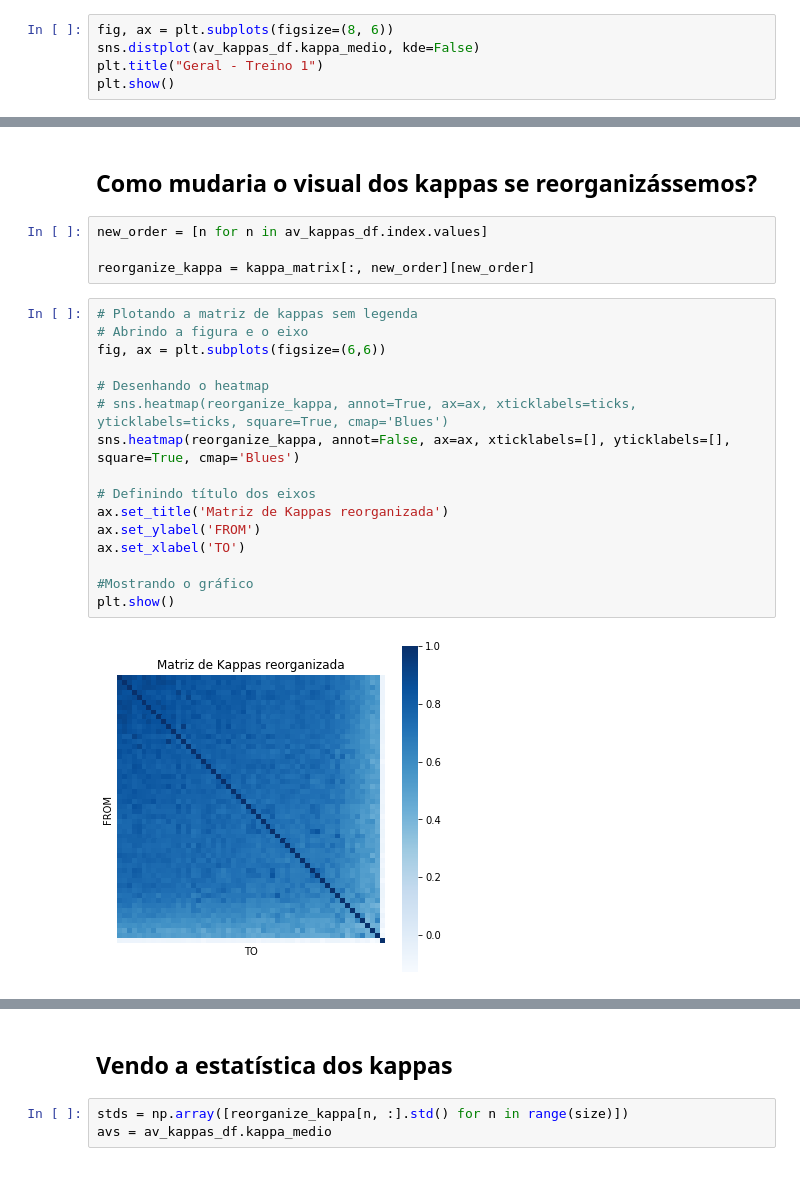
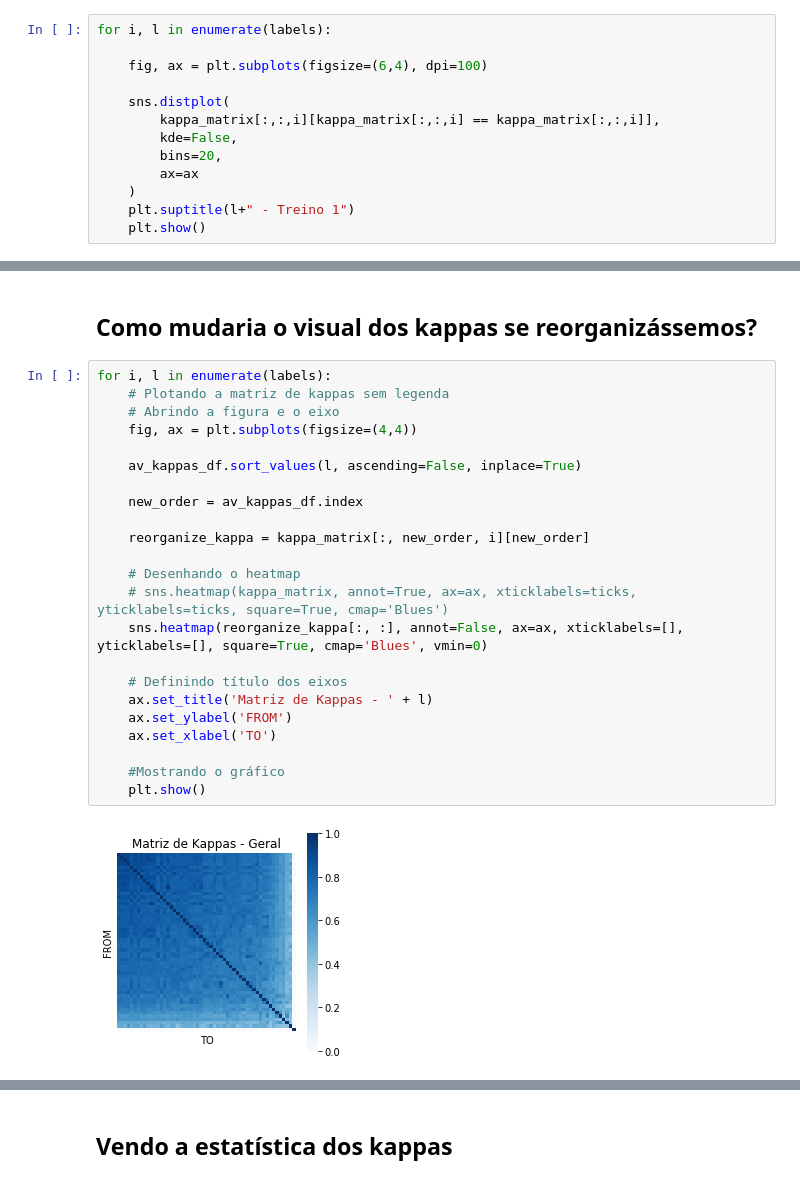
Before and after one commit to felipeasilva1/doccano, a Jupyter notebook: data_quality/1-Concordancia-treino_1.ipynb, the cells around one changed output, grey strips where cells are left out. Drawn from its saved outputs; the diff is of its cells as text.

```diff
--- a/data_quality/1-Concordancia-treino_1.ipynb
+++ b/data_quality/1-Concordancia-treino_1.ipynb
@@ -488,6 +422,14 @@ av_kappas_df.head(20)
 # %%
-fig, ax = plt.subplots(figsize=(8, 6))
-sns.distplot(av_kappas_df.kappa_medio, kde=False)
-plt.title("Geral - Treino 1")
-plt.show()
+for i, l in enumerate(labels):
+
+    fig, ax = plt.subplots(figsize=(6,4), dpi=100)
+
+    sns.distplot(
+        kappa_matrix[:,:,i][kappa_matrix[:,:,i] == kappa_matrix[:,:,i]],
+        kde=False,
+        bins=20,
+        ax=ax
+    )
+    plt.suptitle(l+" - Treino 1")
+    plt.show()
 # %% [output]
@@ -521,24 +441,27 @@ av_kappas_df.query('kappa_medio < 0.75')
 # %% [markdown]
 ## Como mudaria o visual dos kappas se reorganizássemos?
-# %%
-new_order = [n for n in av_kappas_df.index.values]
-
-reorganize_kappa = kappa_matrix[:, new_order][new_order]
 # %%
-# Plotando a matriz de kappas sem legenda
-# Abrindo a figura e o eixo
-fig, ax = plt.subplots(figsize=(6,6))
+for i, l in enumerate(labels):
+    # Plotando a matriz de kappas sem legenda
+    # Abrindo a figura e o eixo
+    fig, ax = plt.subplots(figsize=(4,4))
 
-# Desenhando o heatmap
-# sns.heatmap(reorganize_kappa, annot=True, ax=ax, xticklabels=ticks, yticklabels=ticks, square=True, cmap='Blues')
-sns.heatmap(reorganize_kappa, annot=False, ax=ax, xticklabels=[], yticklabels=[], square=True, cmap='Blues')
+    av_kappas_df.sort_values(l, ascending=False, inplace=True)
 
-# Definindo título dos eixos
-ax.set_title('Matriz de Kappas reorganizada')
-ax.set_ylabel('FROM')
-ax.set_xlabel('TO')
+    new_order = av_kappas_df.index
 
-#Mostrando o gráfico
-plt.show()
+    reorganize_kappa = kappa_matrix[:, new_order, i][new_order]
+
+    # Desenhando o heatmap
+    # sns.heatmap(kappa_matrix, annot=True, ax=ax, xticklabels=ticks, yticklabels=ticks, square=True, cmap='Blues')
+    sns.heatmap(reorganize_kappa[:, :], annot=False, ax=ax, xticklabels=[], yticklabels=[], square=True, cmap='Blues', vmin=0)
+
+    # Definindo título dos eixos
+    ax.set_title('Matriz de Kappas - ' + l)
+    ax.set_ylabel('FROM')
+    ax.set_xlabel('TO')
+
+    #Mostrando o gráfico
+    plt.show()
 # %% [output]
-[figure, old version]
+[figure, new version]
@@ -545,5 +472,2 @@ plt.show()
 # %% [markdown]
 ## Vendo a estatística dos kappas
-# %%
-stds = np.array([reorganize_kappa[n, :].std() for n in range(size)])
-avs = av_kappas_df.kappa_medio
```
Also changed, not shown: parts of 45 cells of this notebook, 5 other files.
